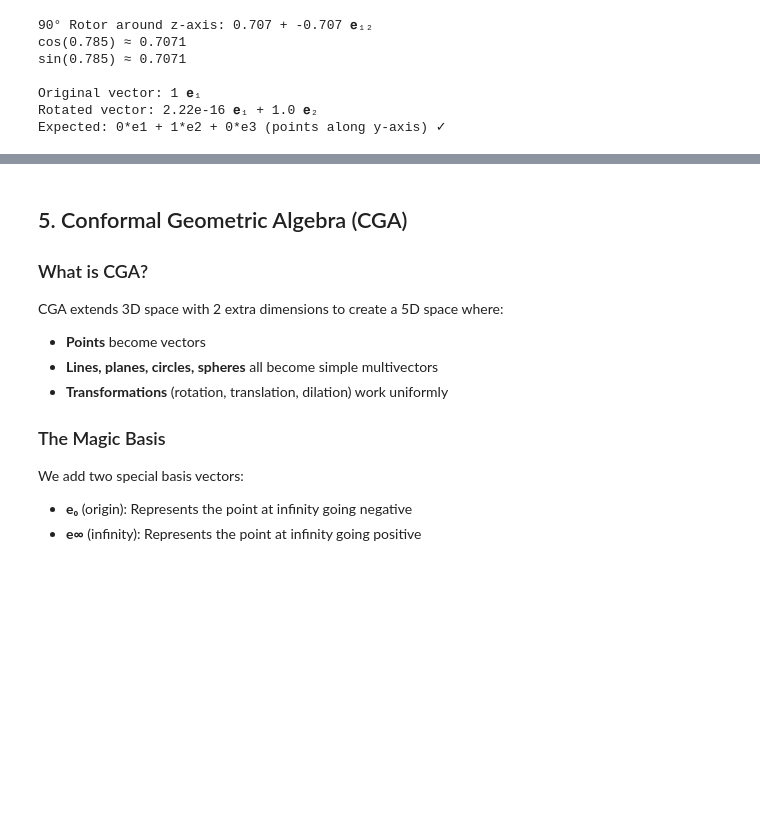
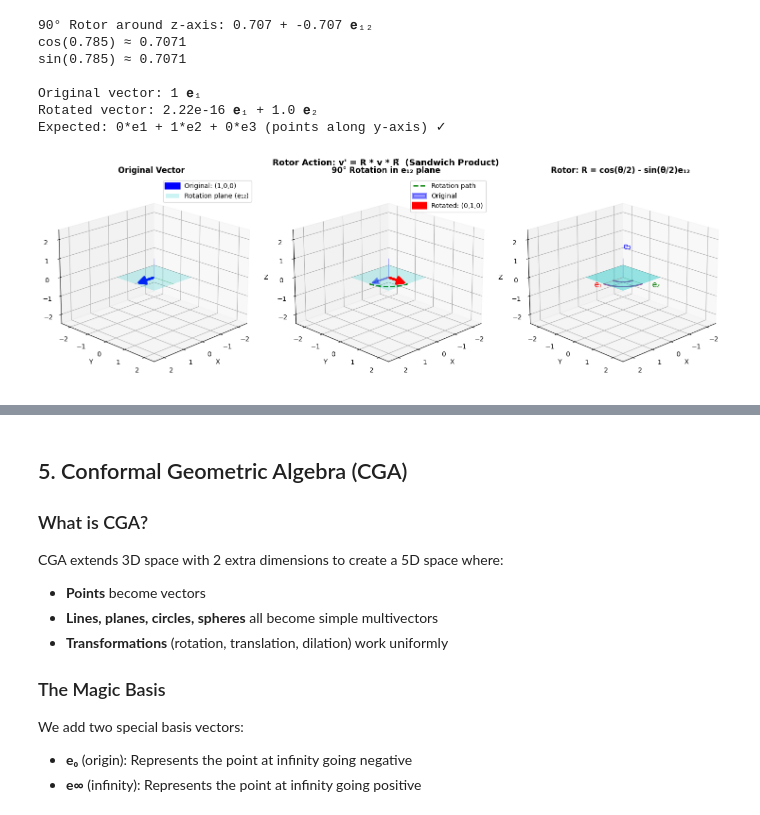
Before and after one commit to papagiannakis/Elements, a Jupyter notebook: Elements/pyEEL/notebooks/DL/diffRenderer/geometric_algebra_kingdon_rendering.ipynb, the cells around one changed output, grey strips where cells are left out. Saved outputs shown, nothing was run; the diff lists cells and outputs as text; code cells hidden in the pictures; blank space fills up the shorter version.

```diff
--- a/Elements/pyEEL/notebooks/DL/diffRenderer/geometric_algebra_kingdon_rendering.ipynb
+++ b/Elements/pyEEL/notebooks/DL/diffRenderer/geometric_algebra_kingdon_rendering.ipynb
@@ -178,3 +376,84 @@ sin(0.785) ≈ 0.7071
 Original vector: 1 𝐞₁
 Rotated vector: 2.22e-16 𝐞₁ + 1.0 𝐞₂
 Expected: 0*e1 + 1*e2 + 0*e3 (points along y-axis) ✓
+# %%
+# Visualization: Rotor Action - 90° Rotation
+fig = plt.figure(figsize=(15, 5))
+
+# Plot 1: Original vector
+ax1 = fig.add_subplot(131, projection='3d')
+origin = np.array([0, 0, 0])
+original_vec = np.array([1, 0, 0])
+
+arrow_orig = Arrow3D(*origin, *original_vec, mutation_scale=25, lw=4,
+                     arrowstyle='-|>', color='blue', label='Original: (1,0,0)')
+ax1.add_artist(arrow_orig)
+
+# Draw the rotation plane (xy-plane, bivector e12)
+u = np.linspace(-1, 1, 5)
+v = np.linspace(-1, 1, 5)
+U, V = np.meshgrid(u, v)
+X = U
+Y = V
+Z = np.zeros_like(U)
+ax1.plot_surface(X, Y, Z, alpha=0.2, color='cyan', label='Rotation plane (e₁₂)')
+
+setup_3d_axis(ax1, 'Original Vector')
+ax1.legend()
+ax1.view_init(elev=20, azim=45)
+
+# Plot 2: Rotation visualization
+ax2 = fig.add_subplot(132, projection='3d')
+
+# Show rotation arc
+theta = np.linspace(0, np.pi/2, 20)
+arc_x = np.cos(theta)
+arc_y = np.sin(theta)
+arc_z = np.zeros_like(theta)
+ax2.plot(arc_x, arc_y, arc_z, 'g--', linewidth=2, label='Rotation path')
+
+# Original and rotated vectors
+arrow_orig2 = Arrow3D(*origin, *original_vec, mutation_scale=20, lw=3,
+                      arrowstyle='-|>', color='blue', alpha=0.4, label='Original')
+rotated_vec = np.array([0, 1, 0])
+arrow_rot = Arrow3D(*origin, *rotated_vec, mutation_scale=25, lw=4,
+                    arrowstyle='-|>', color='red', label='Rotated: (0,1,0)')
+ax2.add_artist(arrow_orig2)
+ax2.add_artist(arrow_rot)
+
+# Rotation plane
+ax2.plot_surface(X, Y, Z, alpha=0.2, color='cyan')
+
+setup_3d_axis(ax2, '90° Rotation in e₁₂ plane')
+ax2.legend()
+ax2.view_init(elev=20, azim=45)
+
+# Plot 3: Rotor visualization (bivector representation)
+ax3 = fig.add_subplot(133, projection='3d')
+
+# Show the bivector (rotation plane) more prominently
+ax3.plot_surface(X, Y, Z, alpha=0.4, color='cyan', label='Bivector e₁₂')
+
+# Draw circular arrows to indicate rotation direction
+theta_arrow = np.linspace(0, np.pi/2, 10)
+for r in [0.5, 1.0]:
+    ax3.plot(r*np.cos(theta_arrow), r*np.sin(theta_arrow),
+             np.zeros_like(theta_arrow), 'purple', linewidth=2, alpha=0.7)
+
+# Add axis labels
+ax3.text(1.5, 0, 0, 'e₁', fontsize=12, color='red')
+ax3.text(0, 1.5, 0, 'e₂', fontsize=12, color='green')
+ax3.text(0, 0, 1.5, 'e₃', fontsize=12, color='blue')
+
+setup_3d_axis(ax3, 'Rotor: R = cos(θ/2) - sin(θ/2)e₁₂')
+ax3.view_init(elev=20, azim=45)
+
+plt.suptitle('Rotor Action: v\' = R * v * R̃  (Sandwich Product)',
+             fontsize=13, fontweight='bold')
+plt.tight_layout()
+plt.show()
+
+print("✓ Rotor visualization: The bivector e₁₂ defines the rotation plane!")
+print("  Rotation happens IN the plane, not around an axis perpendicular to it.")
+# %% [output]
+[figure, added]
```
Also changed, not shown: parts of 51 cells of this notebook.
